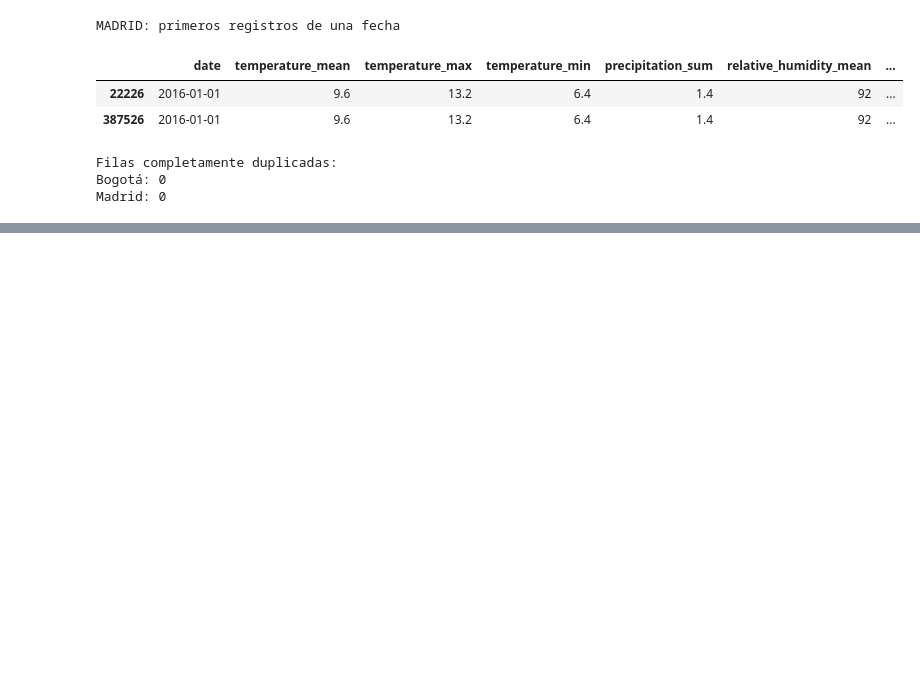
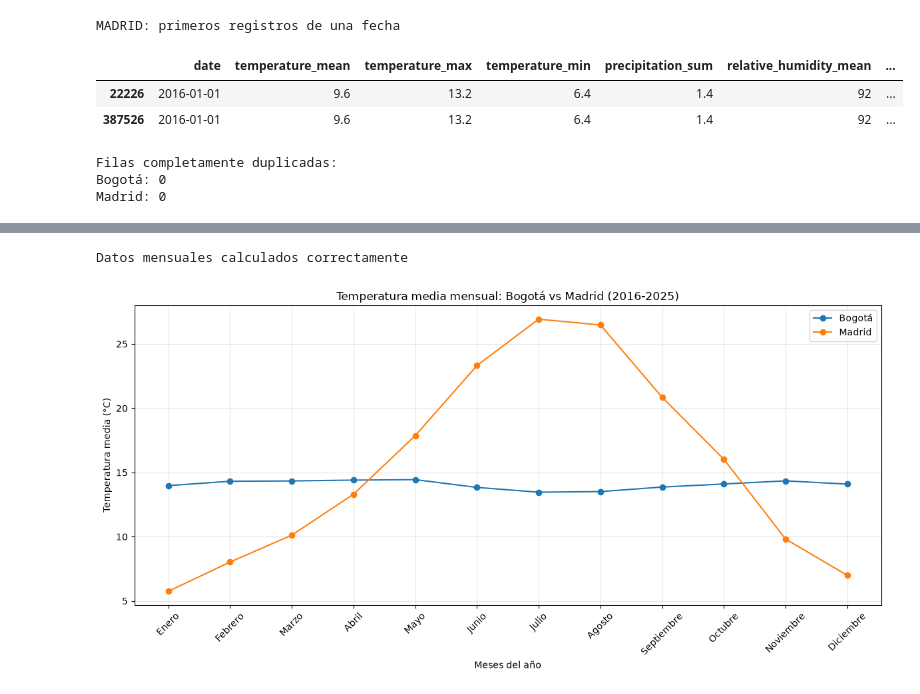
Before and after one commit to fredy10zs/analitica, a Jupyter notebook: EA3_comparacion_climatica/EA3_Fredy_Ramirez.ipynb, the cells around one changed output, grey strips where cells are left out. Cells and saved outputs as stored; diff of their text form; code cells hidden in the pictures; blank space fills up the shorter version.

```diff
--- a/EA3_comparacion_climatica/EA3_Fredy_Ramirez.ipynb
+++ b/EA3_comparacion_climatica/EA3_Fredy_Ramirez.ipynb
@@ -336,0 +520,72 @@ Madrid: 0
+# %%
+# gráficas comparativas
+
+# Crear columnas
+bogota["año"] = bogota["date"].dt.year
+bogota["mes"] = bogota["date"].dt.month
+
+madrid["año"] = madrid["date"].dt.year
+madrid["mes"] = madrid["date"].dt.month
+
+#meses
+nombres_meses = [
+    "Enero", "Febrero", "Marzo", "Abril",
+    "Mayo", "Junio", "Julio", "Agosto",
+    "Septiembre", "Octubre", "Noviembre", "Diciembre"
+]
+
+# Temperatura promedio
+temp_mensual_bogota = (
+    bogota.groupby(["año", "mes"])["temperature_mean"].mean()
+    .groupby("mes").mean()
+)
+
+temp_mensual_madrid = (
+    madrid.groupby(["año", "mes"])["temperature_mean"].mean()
+    .groupby("mes").mean()
+)
+
+# Precipitación acumulada
+prec_mensual_bogota = (
+    bogota.groupby(["año", "mes"])["precipitation_sum"].sum()
+    .groupby("mes").mean()
+)
+
+prec_mensual_madrid = (
+    madrid.groupby(["año", "mes"])["precipitation_sum"].sum()
+    .groupby("mes").mean()
+)
+
+print("Datos mensuales calculados correctamente")
+# %% [output]
+Datos mensuales calculados correctamente
+# %%
+# Crear gráfica
+plt.figure(figsize=(12, 6))
+
+plt.plot(
+    range(1, 13),
+    temp_mensual_bogota.values,
+    marker="o",
+    label="Bogotá"
+)
+
+plt.plot(
+    range(1, 13),
+    temp_mensual_madrid.values,
+    marker="o",
+    label="Madrid"
+)
+
+plt.title("Temperatura media mensual: Bogotá vs Madrid (2016-2025)")
+plt.xlabel("Meses del año")
+plt.ylabel("Temperatura media (°C)")
+
+plt.xticks(range(1, 13), nombres_meses, rotation=45)
+
+plt.legend()
+plt.grid(True, alpha=0.3)
+plt.tight_layout()
+plt.show()
+# %% [output]
+[figure, added]
```
Also changed, not shown: parts of 18 cells of this notebook, 2 other files.
